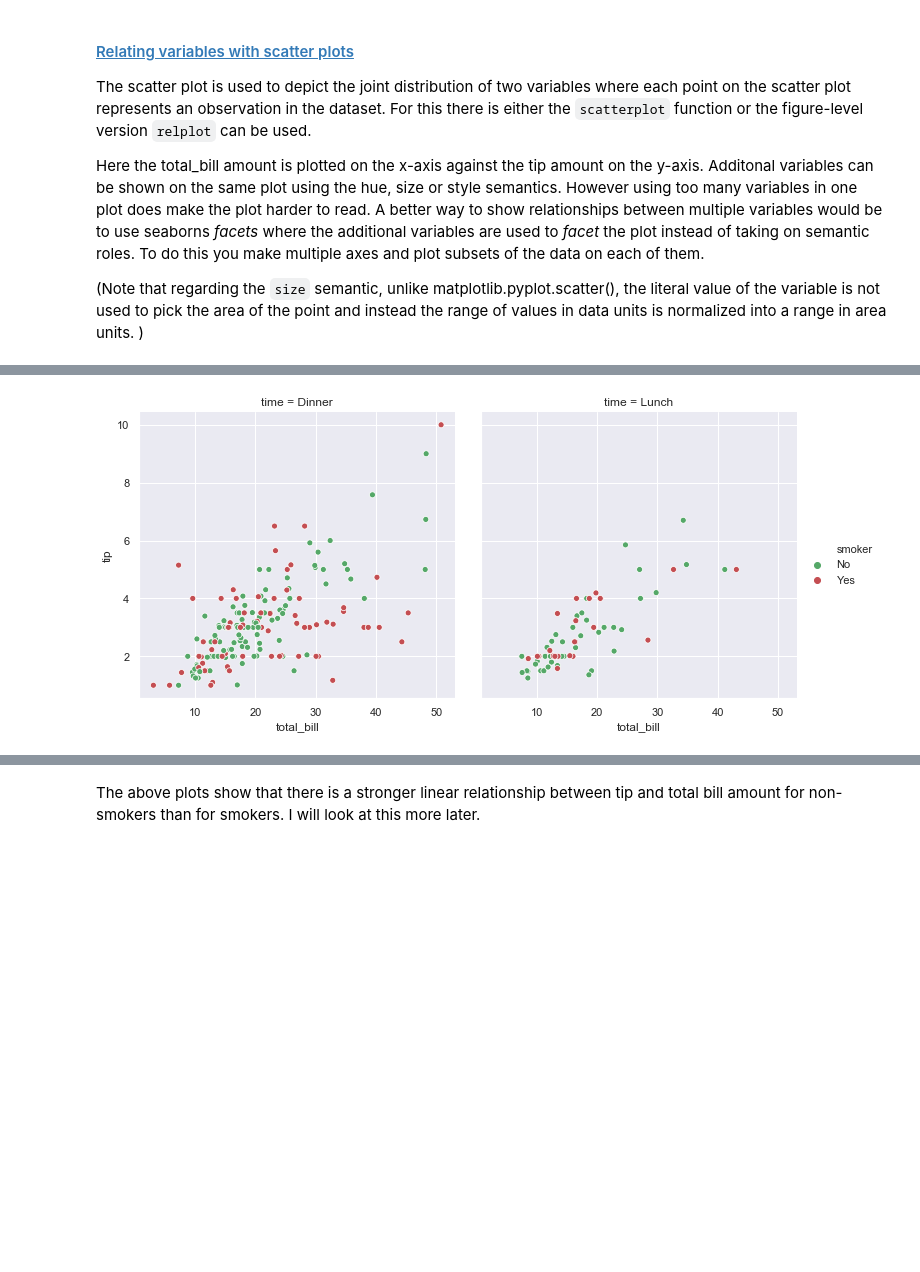
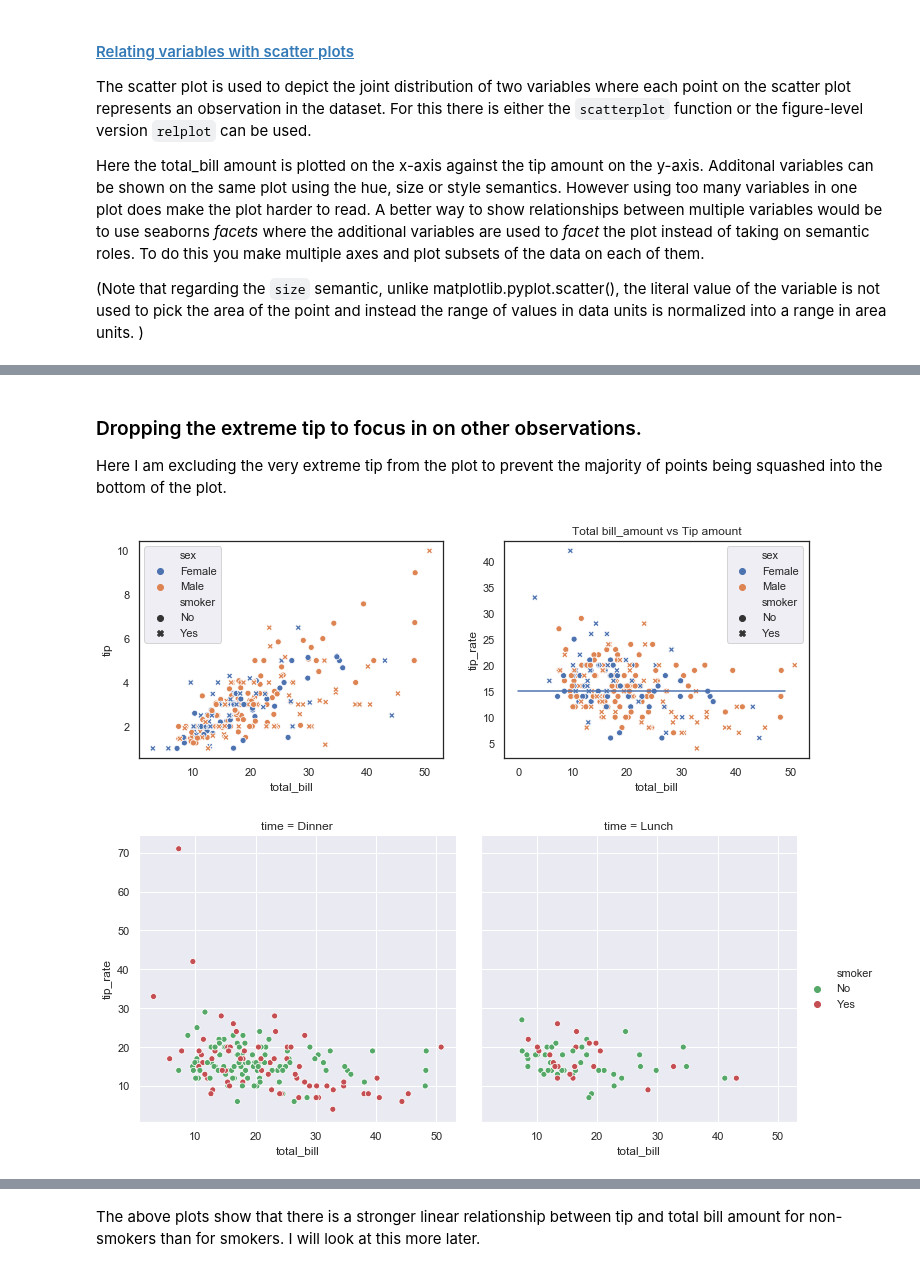
Before and after one commit to angela1C/Fundamentals-of-Data-Analysis-Project-2019, a Jupyter notebook: tips-project.ipynb, the cells around one changed output, grey strips where cells are left out. Cells and saved outputs as stored; diff of their text form; code cells hidden in the pictures; blank space fills up the shorter version.

```diff
--- a/tips-project.ipynb
+++ b/tips-project.ipynb
@@ -719,8 +718,22 @@ There is a lot of information in this plot when the additonal variables are show
+# %% [markdown]
+### Dropping the extreme tip to focus in on other observations.
+Here I am excluding the very extreme tip from the plot to prevent the majority of points being squashed into the bottom of the plot.
+# %%
+f, axes = plt.subplots(1, 2, figsize=(12, 4))
+sns.set(style="darkgrid") # change the background to a darkgrid
+
+sns.scatterplot(x="total_bill", y="tip", hue="sex",style="smoker",data=df.drop(172), ax=axes[0])
+sns.scatterplot(x="total_bill", y="tip_rate", hue="sex",style="smoker",data=df.drop(172), ax=axes[1])
+plt.plot(np.linspace(15, 15)) # draw a line at 15%
+plt.title("Total bill_amount vs Tip amount")
+plt.show()
+# %% [output]
+[figure, added]
 # %%
 # using the facetgrid feature.
-sns.relplot(x="total_bill", y="tip", hue="smoker", col="time", palette=["g","r"], data=df)
+sns.relplot(x="total_bill", y="tip_rate", hue="smoker", col="time", palette=["g","r"], data=df)
 plt.show()
 # %% [output]
-[figure, old version]
+[figure, new version]
 # %%
 sns.set(style="white") # change the background to a darkgrid
```
Also changed, not shown: parts of 22 cells of this notebook.
